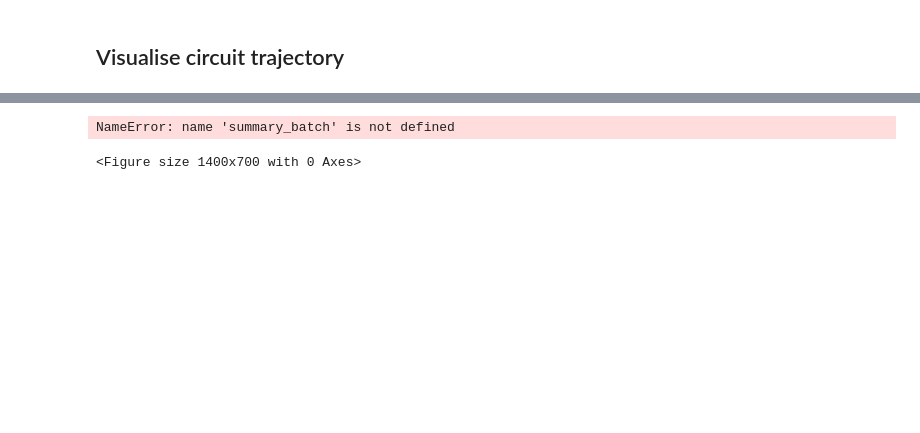
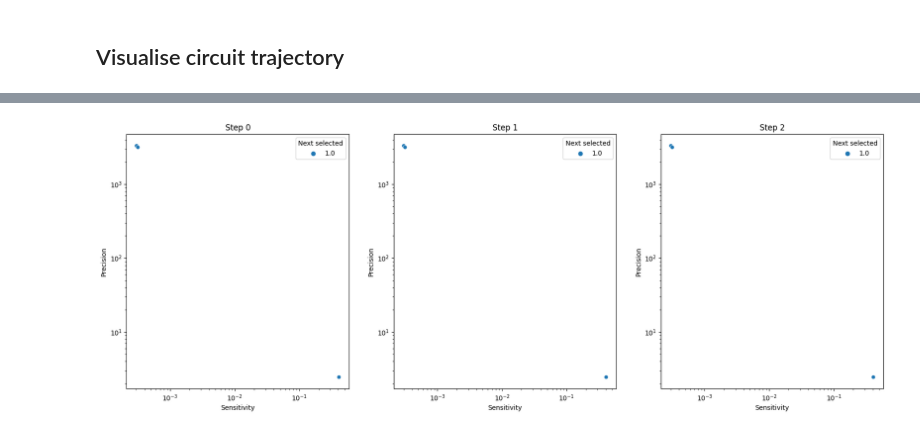
Before and after one commit to olive004/synbio_morpher, a Jupyter notebook: notebooks/16_Monte_Carlo_circuit_adaptability.ipynb, the cells around one changed output, grey strips where cells are left out. Drawn from its saved outputs; the diff is of its cells as text; code cells hidden in the pictures; blank space fills up the shorter version.

Commit message:
new circuit loading func

```diff
--- a/notebooks/16_Monte_Carlo_circuit_adaptability.ipynb
+++ b/notebooks/16_Monte_Carlo_circuit_adaptability.ipynb
@@ -180,5 +180,3 @@ config['simulation']['threshold_steady_states'] = 0.1
-# %%
-config['experiment']['test_mode'] = False
 # %%
 config, data_writer = script_preamble(prepare_config(config))
 
@@ -263,0 +282,2 @@ def choose_next(batch: list, starting: list, choose_max: int = 4, target_species
+# %%
+config['data_path'] = "../data/tests/2023_08_08_072457/toy_mRNA_circuit_11726/RNA_0_m3-8/toy_mRNA_circuit_11726.fasta"
@@ -312,7 +358,7 @@ def make_starting_circuits(starting_circuits: pd.DataFrame, config: dict, data_w
         path = write_mutated_circuit(c, mutation_type_mapping_rev, data_writer)
         curr_config['data_path'] = path
         circuit = construct_circuit_from_cfg(prev_configs=None, config_file=curr_config)
-        circuit.name = str([c['circuit_name'], c['mutation_name']])
+        circuit.name = c['circuit_name'] + str(i) + '_' + c['mutation_name']
         circuits.append(circuit)
 
     return circuits
@@ -326,12 +372,11 @@ def make_starting_circuits(starting_circuits: pd.DataFrame, config: dict, data_w
 # %%
 target_species = -1
 choose_max = 3
-total_steps = 3
+total_steps = 2
 
 starting = make_starting_circuits(starting_circ_rows.iloc[:choose_max], config, data_writer)
 starting = simulate(starting, modeller, config)
 summary = {}
-summary_batch = {}
 summary[0] = starting
 for step in range(total_steps):
 
@@ -339,11 +384,11 @@ for step in range(total_steps):
 
     batch = mutate(starting, evolver)
     batch = simulate(batch, modeller, config)
-    batch = write(batch, modeller, config)
+    # batch = write(batch, modeller, config)
+    xbatch = load_circuit(batch, config, load_mutations_as_circuits=True)
     starting = choose_next(batch, starting, choose_max=choose_max, target_species=target_species)
 
     summary[step+1] = starting
-    summary_batch[step] = batch
 
     for i in range(len(starting)):
         starting[i].subname = 'ref_circuit'
@@ -380,27 +437,29 @@ circuit_manager.py:run_batch():630:             Running 543 Subcircuits - ['toy_
 # %%
-target_species = -1
+
 plt.figure(figsize=(len(summary) *7, 7))
-for step, circuits in summary_batch.items():
+for step, circuits in summary.items():
     ax = plt.subplot(1,len(summary), step+1)
 
-    batch_analytics = [circuit.result_collector.get_result('signal').analytics for circuit in batch]
+    batch_analytics = [load_json_as_dict(os.path.join(data_writer.top_write_dir, c.name, 'report_signal.json')) for c in circuits]
+    for m in os.listdir(os.path.join(data_writer.top_write_dir, c.name, 'mutations'))
+
+    # batch_analytics = [circuit.result_collector.get_result('signal').analytics for circuit in circuits]
 
     d = pd.DataFrame(
         data=np.concatenate(
             [
                 np.asarray([b['sensitivity_wrt_species-6'][target_species] for b in batch_analytics]),
                 np.asarray([b['precision_wrt_species-6'][target_species] for b in batch_analytics]),
-                np.asarray([c in summary[step] for c in circuits])
+                np.asarray([c in summary[step] for c in circuits])[:, None]
             ],
             axis=1
         ),
         columns=['Sensitivity', 'Precision', 'Next selected']
     )
 
     sns.scatterplot(d, x='Sensitivity', y='Precision', hue='Next selected')
     plt.xscale('log')
     plt.yscale('log')
     plt.title(f'Step {step}')
 # %% [output]
-NameError: name 'summary_batch' is not defined
-<Figure size 1400x700 with 0 Axes>
+[figure, added]
```
Also changed, not shown: parts of 9 cells of this notebook, 4 other files.
